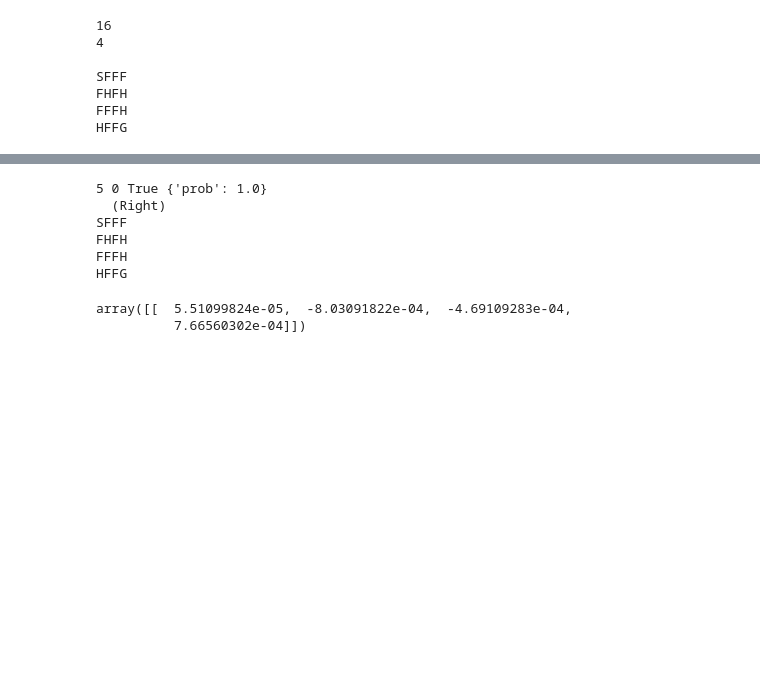
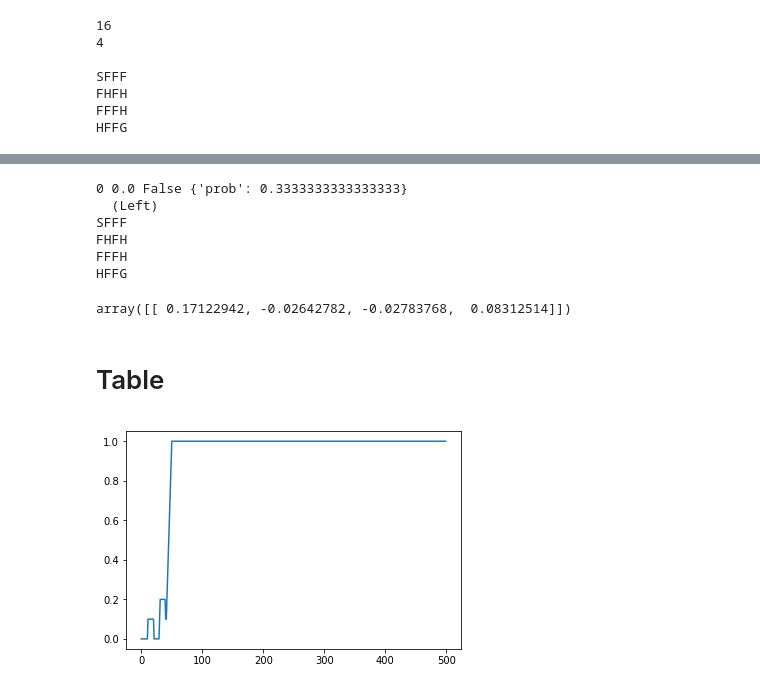
Before and after one commit to lab-ml-itba/Reinforcement_Learning, a Jupyter notebook: Frozen_lake.ipynb, the cells around one changed output, grey strips where cells are left out. Drawn from its saved outputs; the diff is of its cells as text; code cells hidden in the pictures; blank space fills up the shorter version.

```diff
--- a/Frozen_lake.ipynb
+++ b/Frozen_lake.ipynb
@@ -18 +33,15 @@ HFFG
+# %%
+# 0 -> Left
+# 1 -> Down
+# 2 -> Right
+# 3 -> Up
+holes = (np.array([1,1,2,3]),np.array([1,3,3,0]))
+controls = []
+controls.append('L')
+controls.append('D')
+controls.append('R')
+controls.append('U')
+controls = np.array(controls)
+
+action = {action:i for i, action in enumerate(controls)}
 # %%
@@ -26,28 +49,19 @@ HFFG
-# %%
-controls = {}
-controls[0] = 'Left'
-controls[1] = 'Down'
-controls[2] = 'Right'
-controls[3] = 'Up'
 # %%
-# 0 -> Left
-# 1 -> Down
-# 2 -> Right
-# 3 -> Up
-
-s1,r,d,prob = env.step(2)
+s1,r,d,prob = env.step(action['L'])
 print(s1,r,d,prob)
 env.render()
 # %% [output]
-5 0 True {'prob': 1.0}
-  (Right)
+0 0.0 False {'prob': 0.3333333333333333}
+  (Left)
 SFFF
 FHFH
 FFFH
 HFFG
 # %%
+i = 10
 np.random.randn(1,env.action_space.n)*(1./(i+1))
 # %% [output]
-array([[  5.51099824e-05,  -8.03091822e-04,  -4.69109283e-04,
-          7.66560302e-04]])
+array([[ 0.17122942, -0.02642782, -0.02783768,  0.08312514]])
+# %% [markdown]
+# Table
 # %%
@@ -99,0 +118,7 @@ for i in range(num_episodes):
+# %%
+num_episodes = 500
+Q, acummulated_average, rList = estimate_Q(env_not_slippery, num_episodes=num_episodes, y = 1, MA_window = 10, debug=False)
+plt.plot(acummulated_average)
+plt.show()
+# %% [output]
+[figure, added]
```
Also changed, not shown: parts of 24 cells of this notebook.
